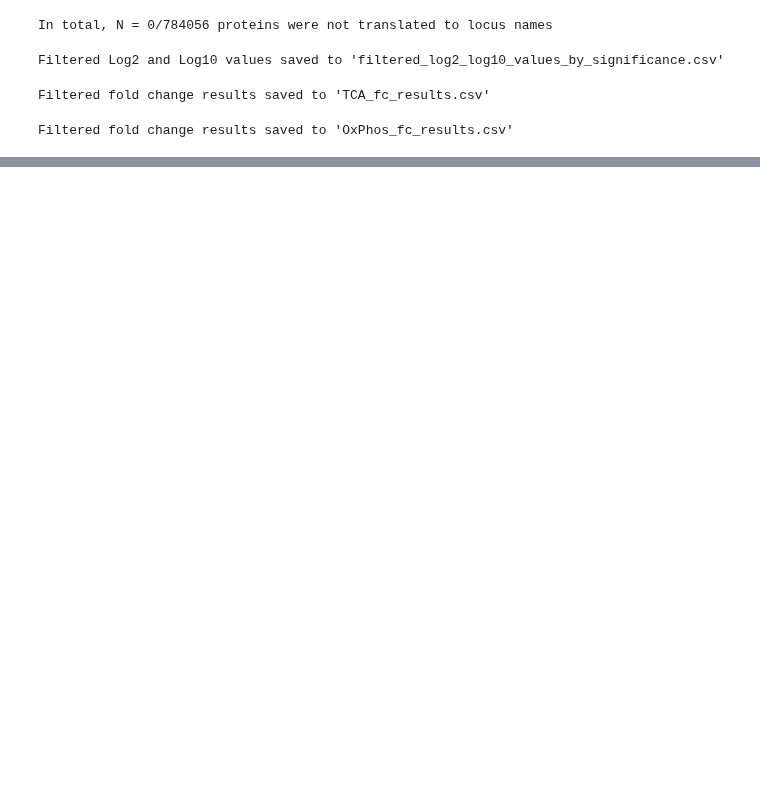
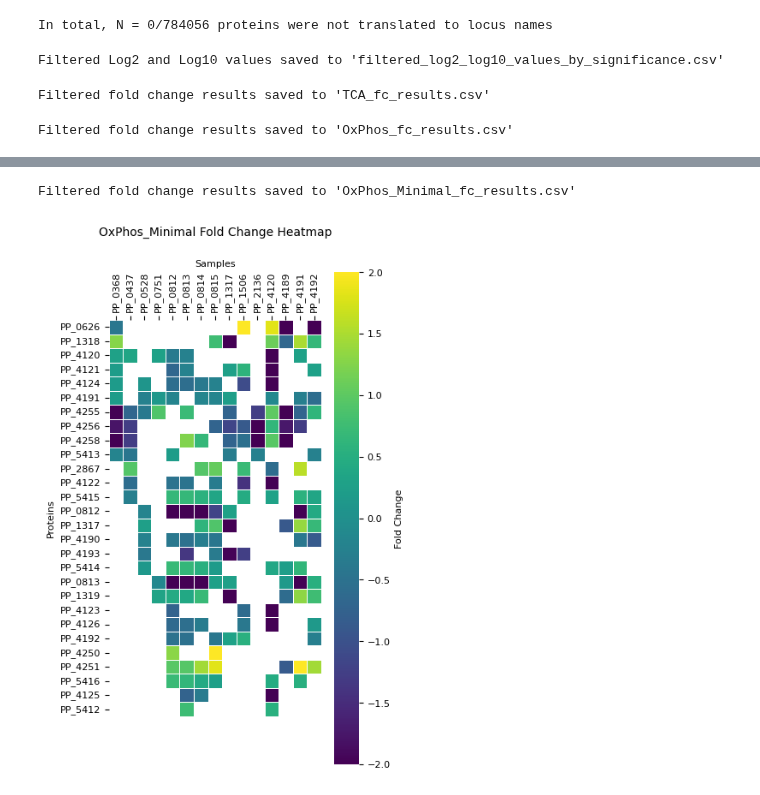
Before and after one commit to JBEI/Isoprenol_CRISPRi, a Jupyter notebook: 241219_CRISPRi_sgRNA/250301_DBTL0_Heatmaps.ipynb, the cells around one changed output, grey strips where cells are left out. Saved outputs shown, nothing was run; the diff lists cells and outputs as text; code cells hidden in the pictures; blank space fills up the shorter version.

Commit message:
Updating plots for publication quality

```diff
--- a/241219_CRISPRi_sgRNA/250301_DBTL0_Heatmaps.ipynb
+++ b/241219_CRISPRi_sgRNA/250301_DBTL0_Heatmaps.ipynb
@@ -495,0 +496,56 @@ Filtered fold change results saved to 'polyisoprenoid_fc_results.csv'
+# %%
+analysis_name = 'OxPhos_Minimal'
+# Convert the list of genes to a list
+proteins_txt = pd.read_csv('OxPhos_Minimal.txt', delimiter='\t')  # Adjust the separator if needed
+#proteins_txt = pd.read_csv('pathway-genes-PWY-Respiration_Full.txt', delimiter='\t')
+gene_list = proteins_txt['Gene Accession'].tolist()
+
+# Ensure there are no leading/trailing whitespaces in the gene names
+log2_log10_results['Protein.Group'] = log2_log10_results['Protein.Group'].str.strip()
+proteins_txt['Gene Accession'] = proteins_txt['Gene Accession'].str.strip()
+
+# Filter the log2_log10_results to include only the proteins in the gene list
+filtered_results = log2_log10_results[log2_log10_results['Protein.Group'].isin(gene_list)]
+# Select only the columns that end with '_FC'
+fc_columns = [col for col in filtered_results.columns if col.endswith('_FC')]
+filtered_fc_results = filtered_results[['Protein.Group'] + fc_columns]
+
+# Save the filtered results to a CSV file
+filtered_fc_results.to_csv(f'{analysis_name}_fc_results.csv', index=False)
+print(f"Filtered fold change results saved to '{analysis_name}_fc_results.csv'")
+
+# Define the analysis name and load the filtered results
+filtered_fc_results = pd.read_csv(f'{analysis_name}_fc_results.csv')
+
+# Set the index to 'Protein.Group' for the heatmap
+filtered_fc_results.set_index('Protein.Group', inplace=True)
+filtered_fc_results.columns = [col.replace('_log2_FC', '') for col in filtered_fc_results.columns]
+
+# Set the font size to a smaller value
+plt.rcParams['font.size'] = 8
+
+# Calculate the aspect ratio
+num_rows, num_cols = filtered_fc_results.shape
+aspect_ratio = num_cols / num_rows
+
+# Create a heatmap with the 'viridis' colormap
+fig, ax = plt.subplots(figsize=(4, 4 / aspect_ratio))  # Adjust the size as needed
+heatmap = sns.heatmap(filtered_fc_results, cmap='viridis', annot=False, cbar_kws={'label': 'Fold Change'}, linewidths=.5, ax=ax, square=True,vmin=vmin,vmax=vmax)
+
+# Move the x-axis labels to the top and set them to vertical
+heatmap.xaxis.set_ticks_position('top')
+heatmap.xaxis.set_label_position('top')
+plt.xticks(rotation=90, fontsize=8)  # Set the font size for x-axis labels
+plt.yticks(fontsize=8)  # Set the font size for y-axis labels
+
+# Add title and labels
+plt.title(f'{analysis_name} Fold Change Heatmap', pad=20, fontsize=10)  # Set the font size for the title
+plt.xlabel('Samples', fontsize=8)  # Set the font size for x-axis label
+plt.ylabel('Proteins', fontsize=8)  # Set the font size for y-axis label
+
+# Save the heatmap as an image file
+plt.savefig(f'{analysis_name}_fc_heatmap.pdf', dpi=300, bbox_inches='tight')
+plt.show()
+# %% [output]
+Filtered fold change results saved to 'OxPhos_Minimal_fc_results.csv'
+[figure, added]
```
Also changed, not shown: parts of 8 cells of this notebook, 34 other files.
